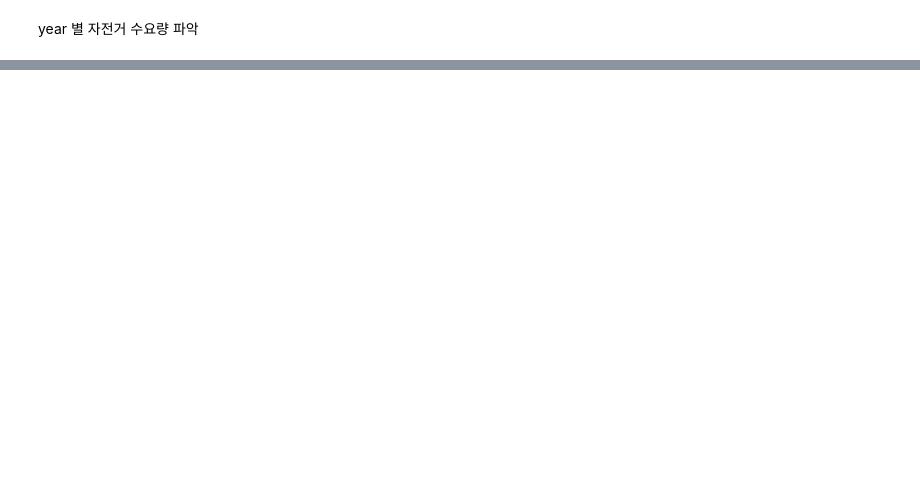
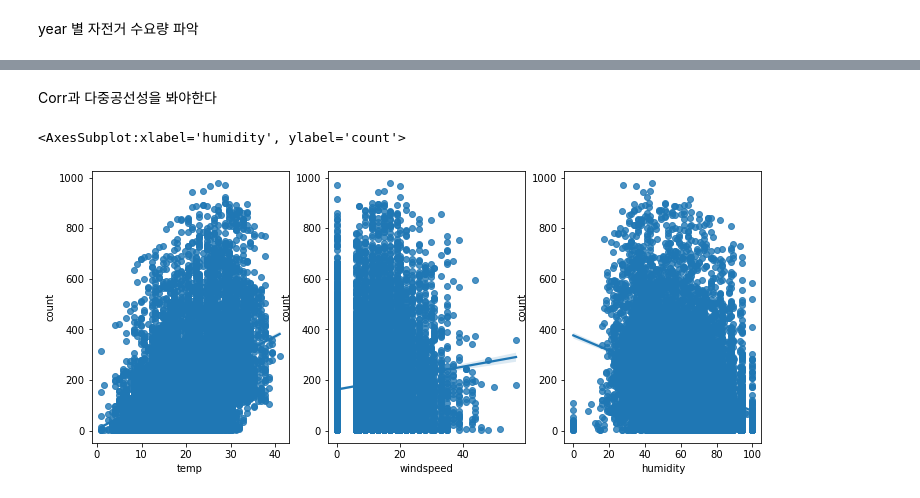
Before and after one commit to EdgeOfNetwork/ML_1.0.1, a Jupyter notebook: practice_data_analytics/bike_sharing_demand_kaggle_practice.ipynb, the cells around one changed output, grey strips where cells are left out. Drawn from its saved outputs; the diff is of its cells as text; code cells hidden in the pictures; blank space fills up the shorter version.

```diff
--- a/practice_data_analytics/bike_sharing_demand_kaggle_practice.ipynb
+++ b/practice_data_analytics/bike_sharing_demand_kaggle_practice.ipynb
@@ -208,0 +224,16 @@ sns.pointplot(data = train, x = 'hour', y = 'count', ax = ax1)
+# %% [markdown]
+Corr과 다중공선성을 봐야한다
+# %%
+fig, (ax1, ax2, ax3) = plt.subplots(ncols = 3, figsize=(12,5))
+
+temp_scatter_plot = pd.concat([train['count'], train['temp']], axis = 1)
+sns.regplot(x = 'temp', y = 'count', data = temp_scatter_plot, scatter = True, fit_reg = True, ax = ax1)
+
+windspeed_scatter_plot = pd.concat([train['count'], train['windspeed']], axis = 1)
+sns.regplot(x = 'windspeed', y = 'count', data = windspeed_scatter_plot, scatter = True, fit_reg = True, ax = ax2)
+
+humidity_scatter_plot = pd.concat([train['count'], train['humidity']], axis = 1)
+sns.regplot(x = 'humidity', y = 'count', data = humidity_scatter_plot, scatter = True, fit_reg = True, ax = ax3)
+# %% [output]
+<AxesSubplot:xlabel='humidity', ylabel='count'>
+[figure, added]
```
Also changed, not shown: parts of 21 cells of this notebook.
